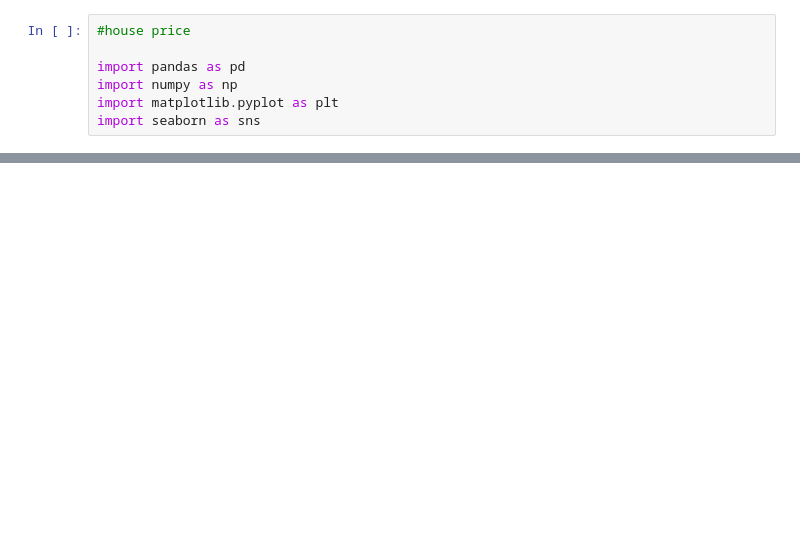
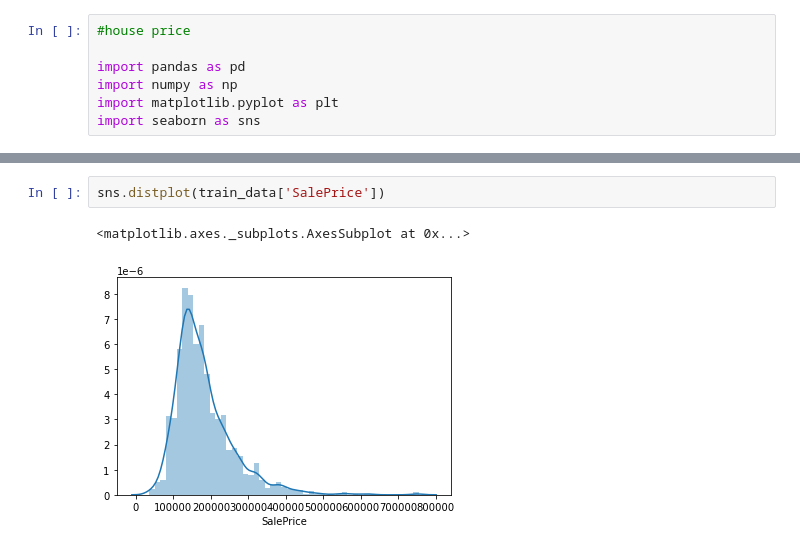
Before and after one commit to fhyPayaso/KaggleLearn, a Jupyter notebook: HousePrices/baseline.ipynb, the cells around one changed output, grey strips where cells are left out. Saved outputs shown, nothing was run; the diff lists cells and outputs as text; blank space fills up the shorter version.

```diff
--- a/HousePrices/baseline.ipynb
+++ b/HousePrices/baseline.ipynb
@@ -52,0 +32,5 @@ train_data.head()
+# %%
+sns.distplot(train_data['SalePrice'])
+# %% [output]
+<matplotlib.axes._subplots.AxesSubplot at 0x...>
+[figure, added]
```
Also changed, not shown: parts of 19 cells of this notebook, 11 other files.
